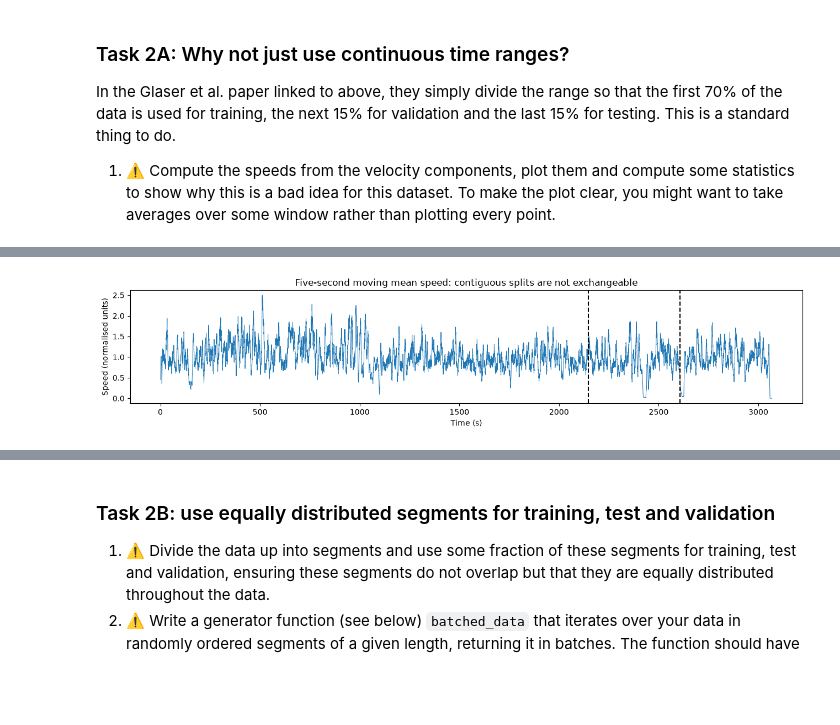
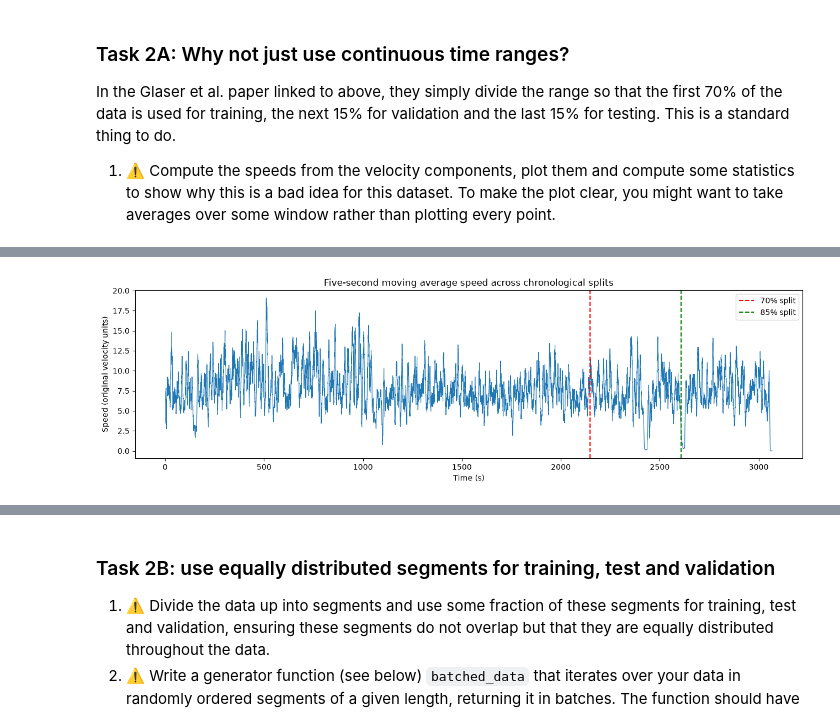
Before and after one commit to luqeei1/neuro_cw, a Jupyter notebook: neuro_coursework/cw-decoding-completed.ipynb, the cells around one changed output, grey strips where cells are left out. Saved outputs shown, nothing was run; the diff lists cells and outputs as text; code cells hidden in the pictures; blank space fills up the shorter version.

```diff
--- a/neuro_coursework/cw-decoding-completed.ipynb
+++ b/neuro_coursework/cw-decoding-completed.ipynb
@@ -205,22 +205,86 @@ In the Glaser et al. paper linked to above, they simply divide the range so that
 
 1. ⚠️ Compute the speeds from the velocity components, plot them and compute some statistics to show why this is a bad idea for this dataset. To make the plot clear, you might want to take averages over some window rather than plotting every point.
 # %%
-# Task 2A: quantify distribution shift if time is split consecutively.
-speed = np.linalg.norm(vel, axis=1)
-cut1, cut2 = int(.70 * len(speed)), int(.85 * len(speed))
-continuous_splits = {'first 70%': speed[:cut1], 'next 15%': speed[cut1:cut2],
-                     'last 15%': speed[cut2:]}
-print('Sequential time split:')
+# Task 2A: Quantify distribution shift across chronological splits
+
+import numpy as np
+import matplotlib.pyplot as plt
+
+# Original, unnormalised velocity data
+vel_raw = data['vels']
+speed = np.linalg.norm(vel_raw, axis=1)
+
+# Chronological 70% / 15% / 15% splits
+n = len(speed)
+cut1 = int(0.70 * n)
+cut2 = int(0.85 * n)
+
+continuous_splits = {
+    'Train (70%)': speed[:cut1],
+    'Validation (15%)': speed[cut1:cut2],
+    'Test (15%)': speed[cut2:]
+}
+
+# Print statistics
+print("Speed statistics across chronological splits")
+print(f"{'Split':<18} {'Samples':>10} {'Mean':>10} {'Median':>10} {'Std':>10} {'90th pct':>12}")
+
 for name, s in continuous_splits.items():
-    print(f'  {name:>10}: mean speed={s.mean():.3f}, std={s.std():.3f}, '
-          f'90th percentile={np.percentile(s,90):.3f}, fraction speed<0.5={(s < .5).mean():.3f}')
-rolling_window = int(round(5 * velocity_fs))
-smooth_speed = np.convolve(speed, np.ones(rolling_window)/rolling_window, mode='same')
-plt.figure(figsize=(13, 3))
-plt.plot(vel_times, smooth_speed, lw=.7)
-for frac in (.7, .85):
-    plt.axvline(vel_times[int(frac*len(vel_times))], ls='--', color='k')
-plt.xlabel('Time (s)'); plt.ylabel('Speed (normalised units)')
-plt.title('Five-second moving mean speed: contiguous splits are not exchangeable')
-plt.tight_layout(); plt.show()
+    print(
+        f"{name:<18} {len(s):>10} "
+        f"{s.mean():>10.3f} "
+        f"{np.median(s):>10.3f} "
+        f"{s.std():>10.3f} "
+        f"{np.percentile(s, 90):>12.3f}"
+    )
+
+# GRAPH 1: Five-second moving average speed
+rolling_window = max(1, int(round(5 * velocity_fs)))
+
+smooth_speed = np.convolve(
+    speed,
+    np.ones(rolling_window) / rolling_window,
+    mode='same'
+)
+
+plt.figure(figsize=(13, 4))
+plt.plot(vel_times, smooth_speed, linewidth=0.8)
+
+plt.axvline(vel_times[cut1], color='red', linestyle='--', label='70% split')
+plt.axvline(vel_times[cut2], color='green', linestyle='--', label='85% split')
+
+plt.xlabel('Time (s)')
+plt.ylabel('Speed (original velocity units)')
+plt.title('Five-second moving average speed across chronological splits')
+plt.legend()
+plt.tight_layout()
+plt.show()
+
+# GRAPH 2: Overlaid histograms of speed distributions
+plt.figure(figsize=(12, 5))
+
+bins = np.linspace(0, speed.max(), 51)
+
+colors = ['tab:blue', 'tab:orange', 'tab:green']
+
+for (name, s), color in zip(continuous_splits.items(), colors):
+    plt.hist(
+        s,
+        bins=bins,
+        density=True,
+        alpha=0.45,
+        color=color,
+        edgecolor='black',
+        linewidth=0.3,
+        label=name
+    )
+
+plt.xlabel('Speed (original velocity units)')
+plt.ylabel('Probability density')
+plt.title('Speed distributions across chronological splits')
+plt.xlim(left=0)
+plt.ylim(bottom=0)
+plt.legend()
+plt.tight_layout()
+plt.show()
 # %% [output]
@@ -231 +296 @@ Sequential time split:
-[figure, old version]
+[figure, new version]
```
Also changed, not shown: parts of 11 cells of this notebook, 1 other file.
